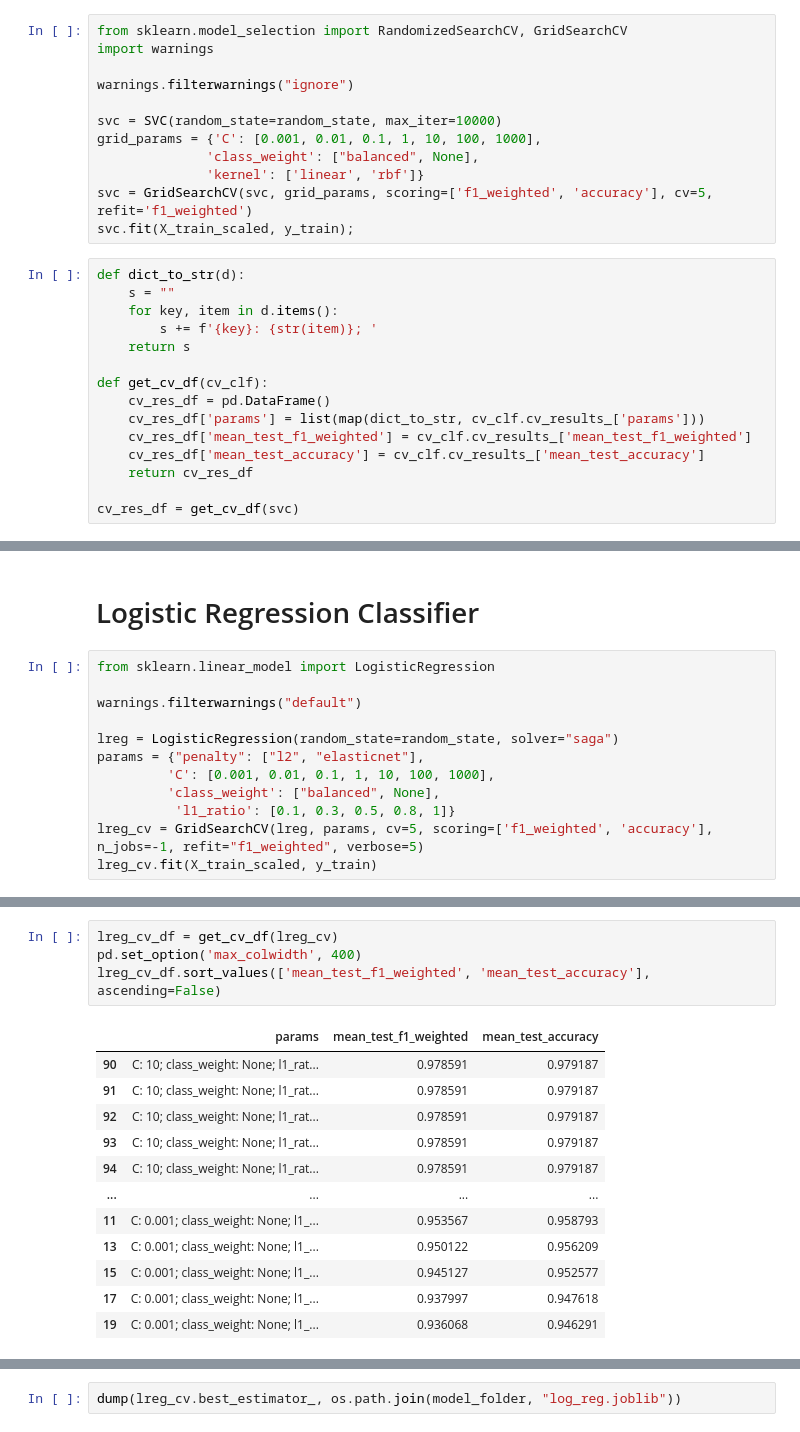
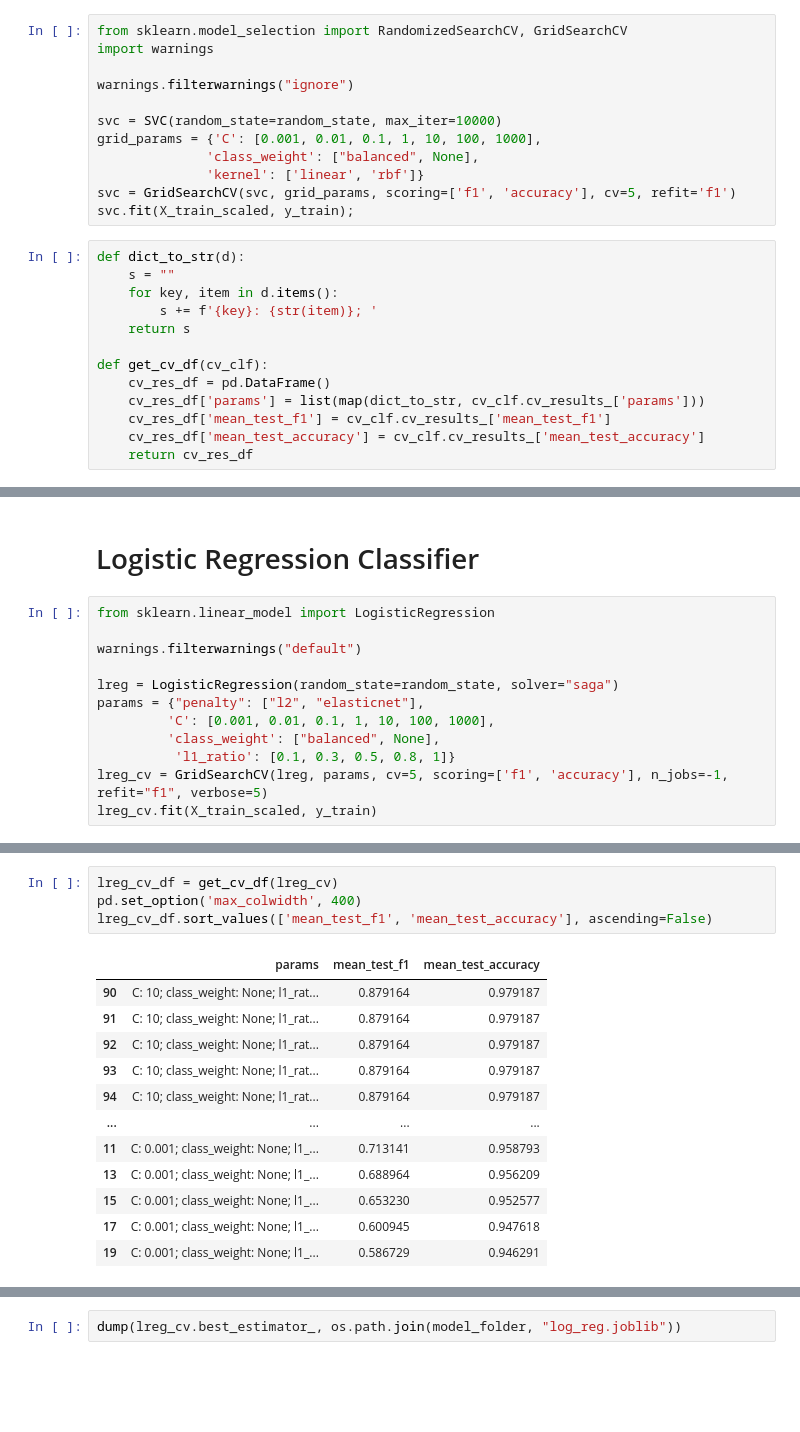
Before and after one commit to aribault/pulsar_classification, a Jupyter notebook: scripts/training.ipynb, the cells around one changed output, grey strips where cells are left out. Saved outputs shown, nothing was run; the diff lists cells and outputs as text; blank space fills up the shorter version.

```diff
--- a/scripts/training.ipynb
+++ b/scripts/training.ipynb
@@ -52,7 +53,7 @@ svc = SVC(random_state=random_state, max_iter=10000)
 grid_params = {'C': [0.001, 0.01, 0.1, 1, 10, 100, 1000],
               'class_weight': ["balanced", None],
               'kernel': ['linear', 'rbf']}
-svc = GridSearchCV(svc, grid_params, scoring=['f1_weighted', 'accuracy'], cv=5, refit='f1_weighted')
+svc = GridSearchCV(svc, grid_params, scoring=['f1', 'accuracy'], cv=5, refit='f1')
 svc.fit(X_train_scaled, y_train);
 # %%
 def dict_to_str(d):
@@ -64,8 +65,6 @@ def dict_to_str(d):
 def get_cv_df(cv_clf):
     cv_res_df = pd.DataFrame()
     cv_res_df['params'] = list(map(dict_to_str, cv_clf.cv_results_['params']))
-    cv_res_df['mean_test_f1_weighted'] = cv_clf.cv_results_['mean_test_f1_weighted']
+    cv_res_df['mean_test_f1'] = cv_clf.cv_results_['mean_test_f1']
     cv_res_df['mean_test_accuracy'] = cv_clf.cv_results_['mean_test_accuracy']
     return cv_res_df
-
-cv_res_df = get_cv_df(svc)
@@ -193,7 +193,7 @@ params = {"penalty": ["l2", "elasticnet"],
          'C': [0.001, 0.01, 0.1, 1, 10, 100, 1000],
          'class_weight': ["balanced", None],
           'l1_ratio': [0.1, 0.3, 0.5, 0.8, 1]}
-lreg_cv = GridSearchCV(lreg, params, cv=5, scoring=['f1_weighted', 'accuracy'], n_jobs=-1, refit="f1_weighted", verbose=5)
+lreg_cv = GridSearchCV(lreg, params, cv=5, scoring=['f1', 'accuracy'], n_jobs=-1, refit="f1", verbose=5)
 lreg_cv.fit(X_train_scaled, y_train)
 # %% [output]
 Fitting 5 folds for each of 140 candidates, totalling 700 fits
@@ -227,19 +226,19 @@ lreg_cv.best_score_
 # %%
 lreg_cv_df = get_cv_df(lreg_cv)
 pd.set_option('max_colwidth', 400)
-lreg_cv_df.sort_values(['mean_test_f1_weighted', 'mean_test_accuracy'], ascending=False)
+lreg_cv_df.sort_values(['mean_test_f1', 'mean_test_accuracy'], ascending=False)
 # %% [output]
-|  | params | mean_test_f1_weighted | mean_test_accuracy |
-| 90 | C: 10; class_weight: None; l1_rat... | 0.978591 | 0.979187 |
-| 91 | C: 10; class_weight: None; l1_rat... | 0.978591 | 0.979187 |
-| 92 | C: 10; class_weight: None; l1_rat... | 0.978591 | 0.979187 |
-| 93 | C: 10; class_weight: None; l1_rat... | 0.978591 | 0.979187 |
-| 94 | C: 10; class_weight: None; l1_rat... | 0.978591 | 0.979187 |
+|  | params | mean_test_f1 | mean_test_accuracy |
+| 90 | C: 10; class_weight: None; l1_rat... | 0.879164 | 0.979187 |
+| 91 | C: 10; class_weight: None; l1_rat... | 0.879164 | 0.979187 |
+| 92 | C: 10; class_weight: None; l1_rat... | 0.879164 | 0.979187 |
+| 93 | C: 10; class_weight: None; l1_rat... | 0.879164 | 0.979187 |
+| 94 | C: 10; class_weight: None; l1_rat... | 0.879164 | 0.979187 |
 | ... | ... | ... | ... |
-| 11 | C: 0.001; class_weight: None; l1_... | 0.953567 | 0.958793 |
-| 13 | C: 0.001; class_weight: None; l1_... | 0.950122 | 0.956209 |
-| 15 | C: 0.001; class_weight: None; l1_... | 0.945127 | 0.952577 |
-| 17 | C: 0.001; class_weight: None; l1_... | 0.937997 | 0.947618 |
-| 19 | C: 0.001; class_weight: None; l1_... | 0.936068 | 0.946291 |
+| 11 | C: 0.001; class_weight: None; l1_... | 0.713141 | 0.958793 |
+| 13 | C: 0.001; class_weight: None; l1_... | 0.688964 | 0.956209 |
+| 15 | C: 0.001; class_weight: None; l1_... | 0.653230 | 0.952577 |
+| 17 | C: 0.001; class_weight: None; l1_... | 0.600945 | 0.947618 |
+| 19 | C: 0.001; class_weight: None; l1_... | 0.586729 | 0.946291 |
 140 rows × 3 columns
 # %%
```
Also changed, not shown: parts of 43 cells of this notebook, 1 other file.
